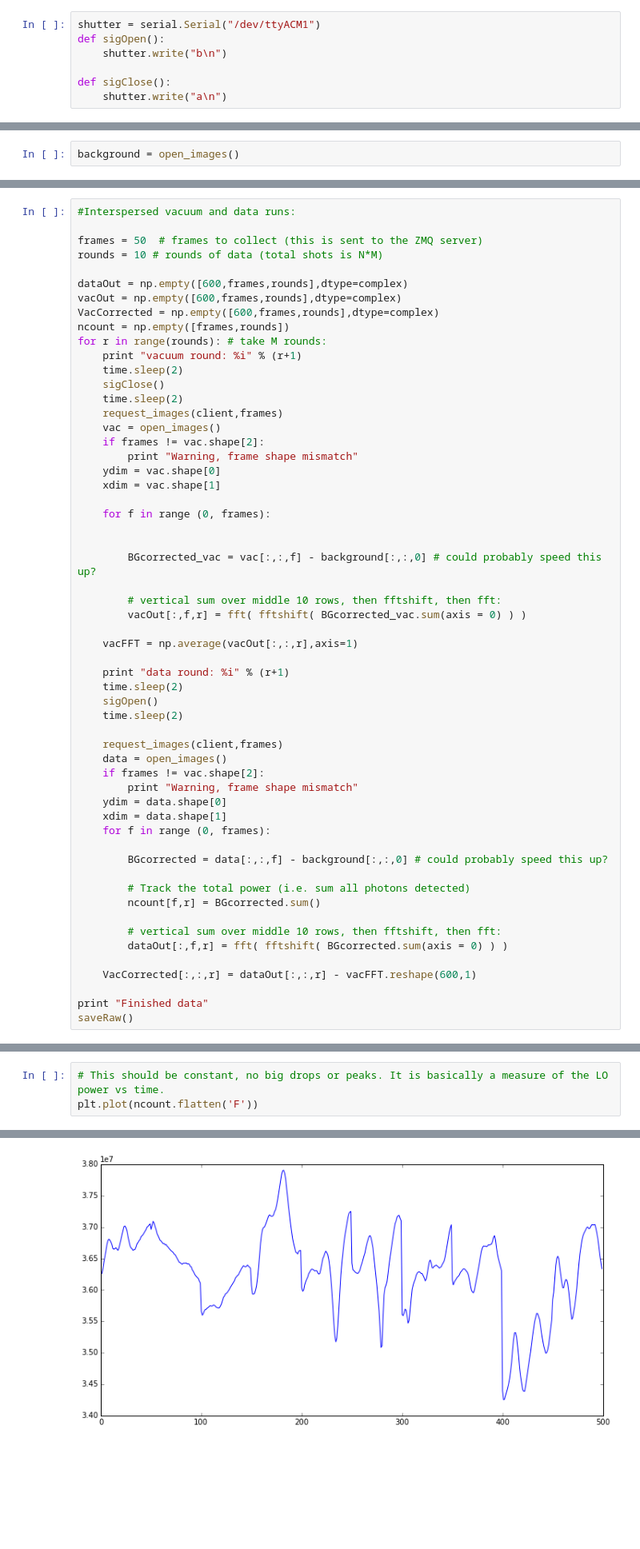
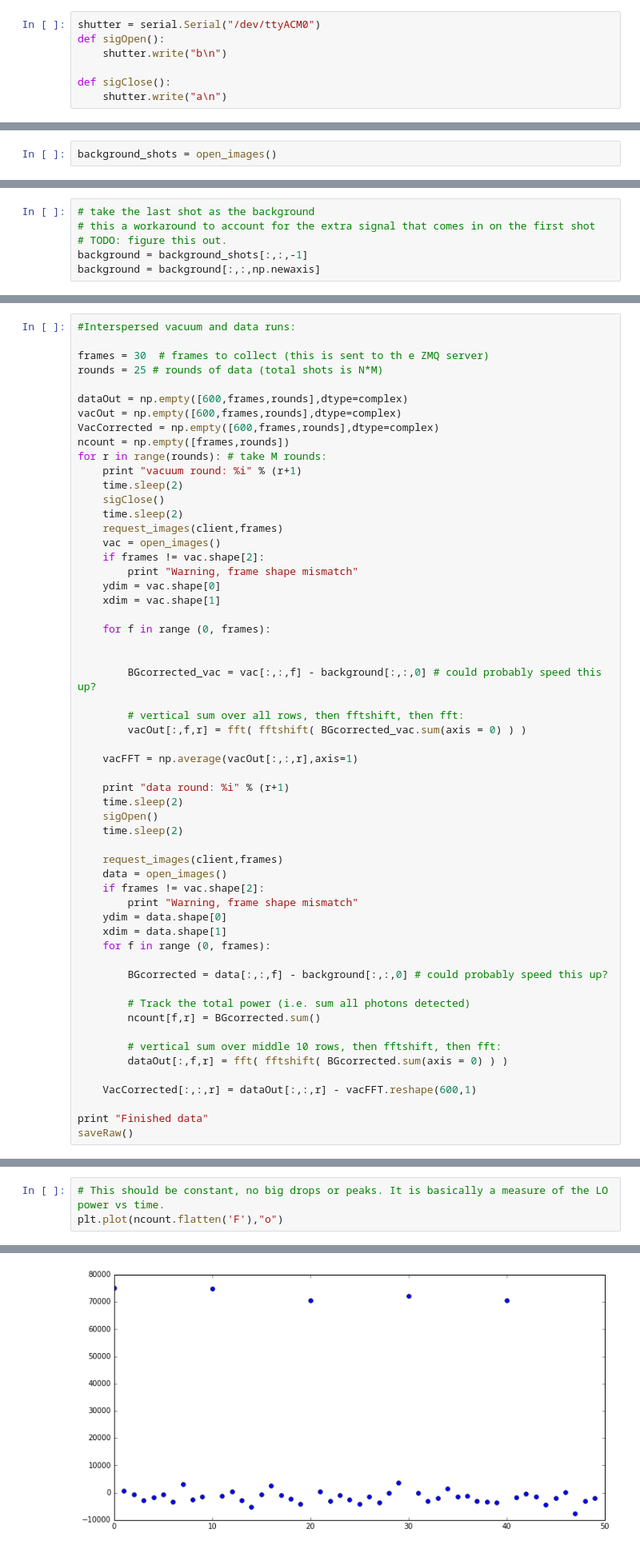
Before and after one commit to DawesLab/CCDimage, a Jupyter notebook: CCDimage.ipynb, the cells around one changed output, grey strips where cells are left out. Shown at 80% size. Drawn from its saved outputs; the diff is of its cells as text; blank space fills up the shorter version.

```diff
--- a/CCDimage.ipynb
+++ b/CCDimage.ipynb
@@ -112,7 +112,7 @@ def saveRaw(root_path = "/home/photon/data/"):
 # %% [markdown]
 ### Setup and test the arduino-controlled shutter
 # %%
-shutter = serial.Serial("/dev/ttyACM1")
+shutter = serial.Serial("/dev/ttyACM0")
 def sigOpen():
     shutter.write("b\n")
 
@@ -129,2 +129,2 @@ request_images(client,N=1)
 # %%
-background = open_images()
+background_shots = open_images()
@@ -131,3 +136,9 @@ background = open_images()
+# %%
+# take the last shot as the background
+# this a workaround to account for the extra signal that comes in on the first shot
+# TODO: figure this out.
+background = background_shots[:,:,-1]
+background = background[:,:,np.newaxis]
 # %%
 request_images(client,N=5)
 # %%
@@ -164,8 +175,8 @@ Starts with a vacuum collection, then does a full data set.
 # %%
 #Interspersed vacuum and data runs:
 
-frames = 50  # frames to collect (this is sent to the ZMQ server)
-rounds = 10 # rounds of data (total shots is N*M)
+frames = 30  # frames to collect (this is sent to th e ZMQ server)
+rounds = 25 # rounds of data (total shots is N*M)
 
 dataOut = np.empty([600,frames,rounds],dtype=complex)
 vacOut = np.empty([600,frames,rounds],dtype=complex)
@@ -188,7 +199,7 @@ for r in range(rounds): # take M rounds:
 
         BGcorrected_vac = vac[:,:,f] - background[:,:,0] # could probably speed this up?
 
-        # vertical sum over middle 10 rows, then fftshift, then fft:
+        # vertical sum over all rows, then fftshift, then fft:
         vacOut[:,f,r] = fft( fftshift( BGcorrected_vac.sum(axis = 0) ) )
 
     vacFFT = np.average(vacOut[:,:,r],axis=1)
@@ -241,9 +271,9 @@ Finished data
 # %%
 # This should be constant, no big drops or peaks. It is basically a measure of the LO power vs time.
-plt.plot(ncount.flatten('F'))
+plt.plot(ncount.flatten('F'),"o")
 # %% [output]
 [<matplotlib.lines.Line2D at 0x...>]
-[figure, old version]
+[figure, new version]
 # %%
 # Look at structure in the VacCorrected array vs. time
 # Should be quiet except for where the signal is. Expect some peaks at the top and bottom edges (i.e. near DC)
```
Also changed, not shown: parts of 20 cells of this notebook, 2 other files.
